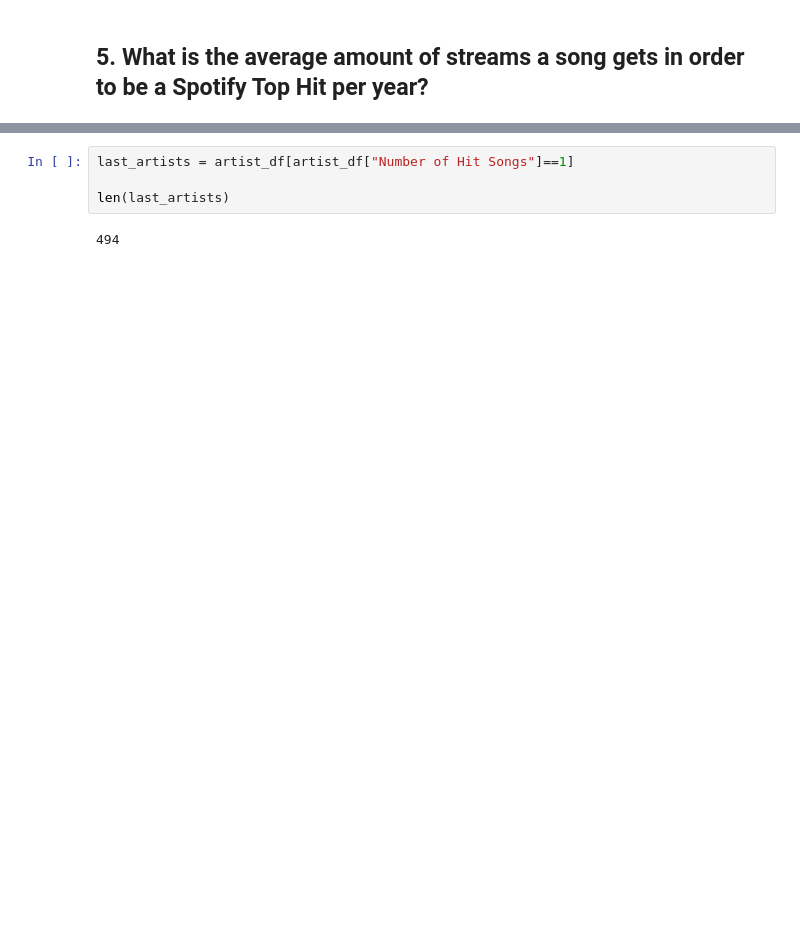
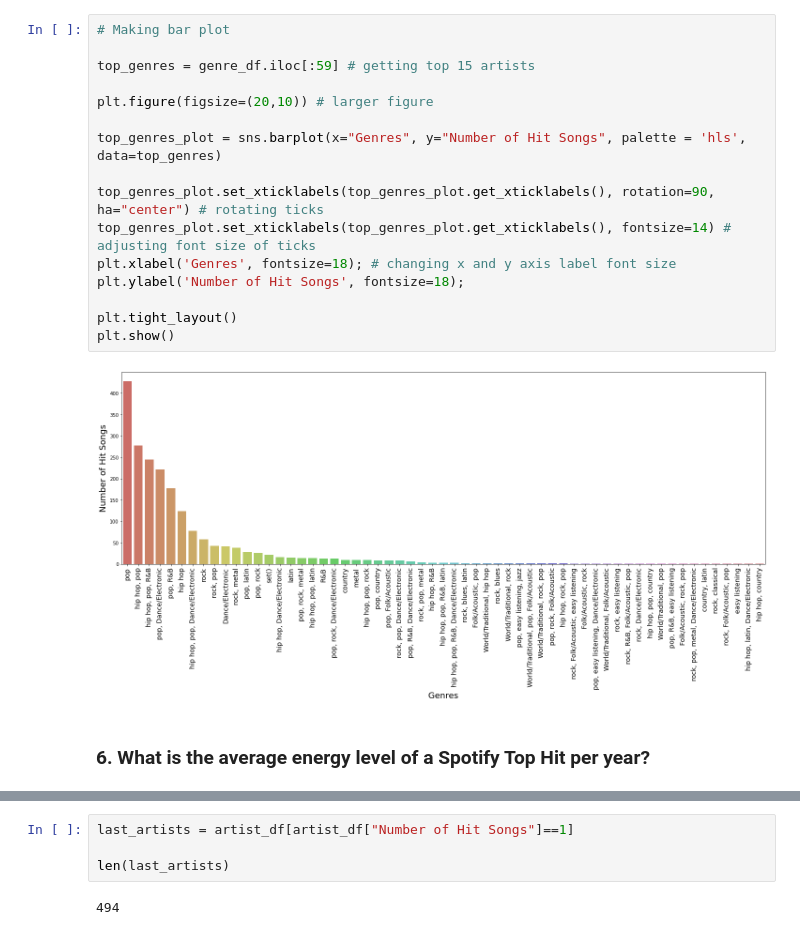
Before and after one commit to sulicace/HtH_Build_Summer_2022, a Jupyter notebook: Finding-an-Interesting-Dataset-SulamithCaceres/songs_data.ipynb, the cells around one changed output, grey strips where cells are left out. Drawn from its saved outputs; the diff is of its cells as text; blank space fills up the shorter version.

```diff
--- a/Finding-an-Interesting-Dataset-SulamithCaceres/songs_data.ipynb
+++ b/Finding-an-Interesting-Dataset-SulamithCaceres/songs_data.ipynb
@@ -67,3 +117,21 @@ sns.barplot(x="genre", y="Number of Hit Songs", data=top_artists)
+# %%
+# Making bar plot
+
+top_genres = genre_df.iloc[:59] # getting top 15 artists
+
+plt.figure(figsize=(20,10)) # larger figure
+
+top_genres_plot = sns.barplot(x="Genres", y="Number of Hit Songs", palette = 'hls', data=top_genres)
+
+top_genres_plot.set_xticklabels(top_genres_plot.get_xticklabels(), rotation=90, ha="center") # rotating ticks
+top_genres_plot.set_xticklabels(top_genres_plot.get_xticklabels(), fontsize=14) # adjusting font size of ticks
+plt.xlabel('Genres', fontsize=18); # changing x and y axis label font size
+plt.ylabel('Number of Hit Songs', fontsize=18);
+
+plt.tight_layout()
+plt.show()
+# %% [output]
+[figure, added]
 # %% [markdown]
-## 5. What is the average amount of streams a song gets in order to be a Spotify Top Hit per year?
+### 6. What is the average energy level of a Spotify Top Hit per year?
 # %%
```
Also changed, not shown: parts of 33 cells of this notebook, 1 other file.
